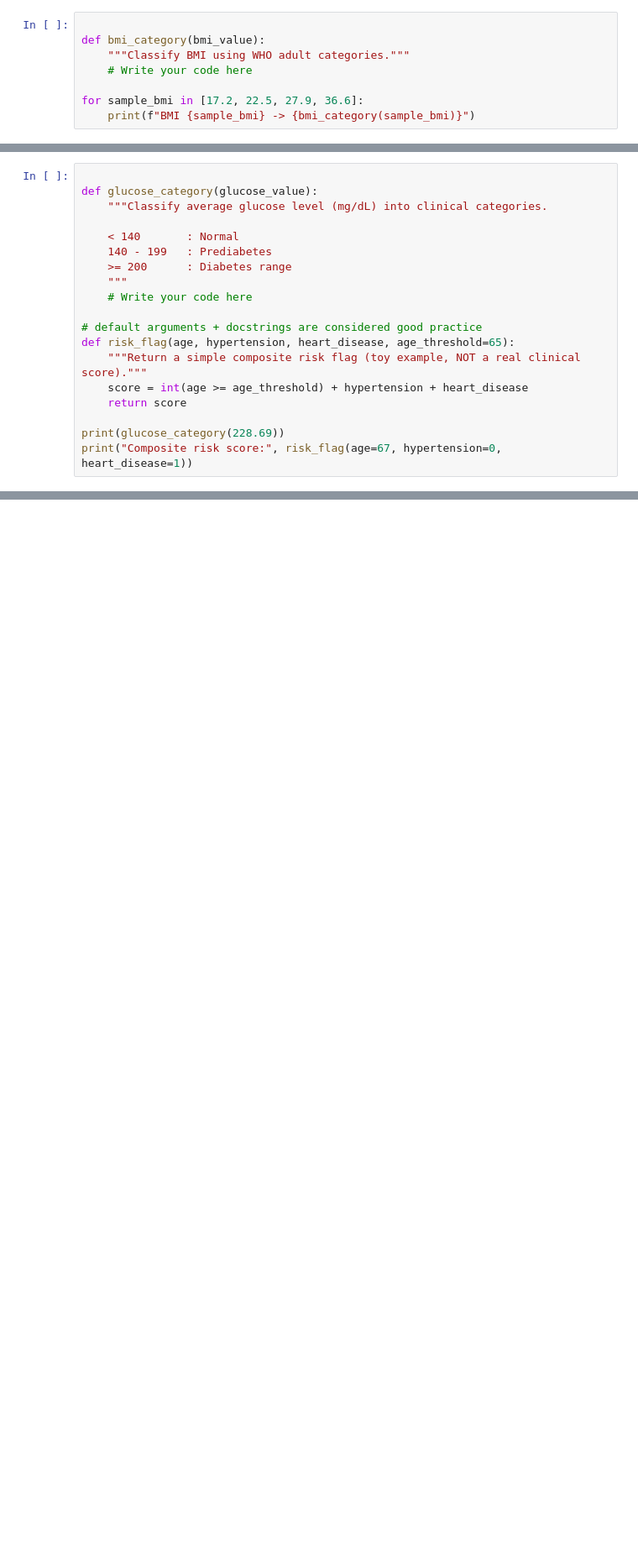
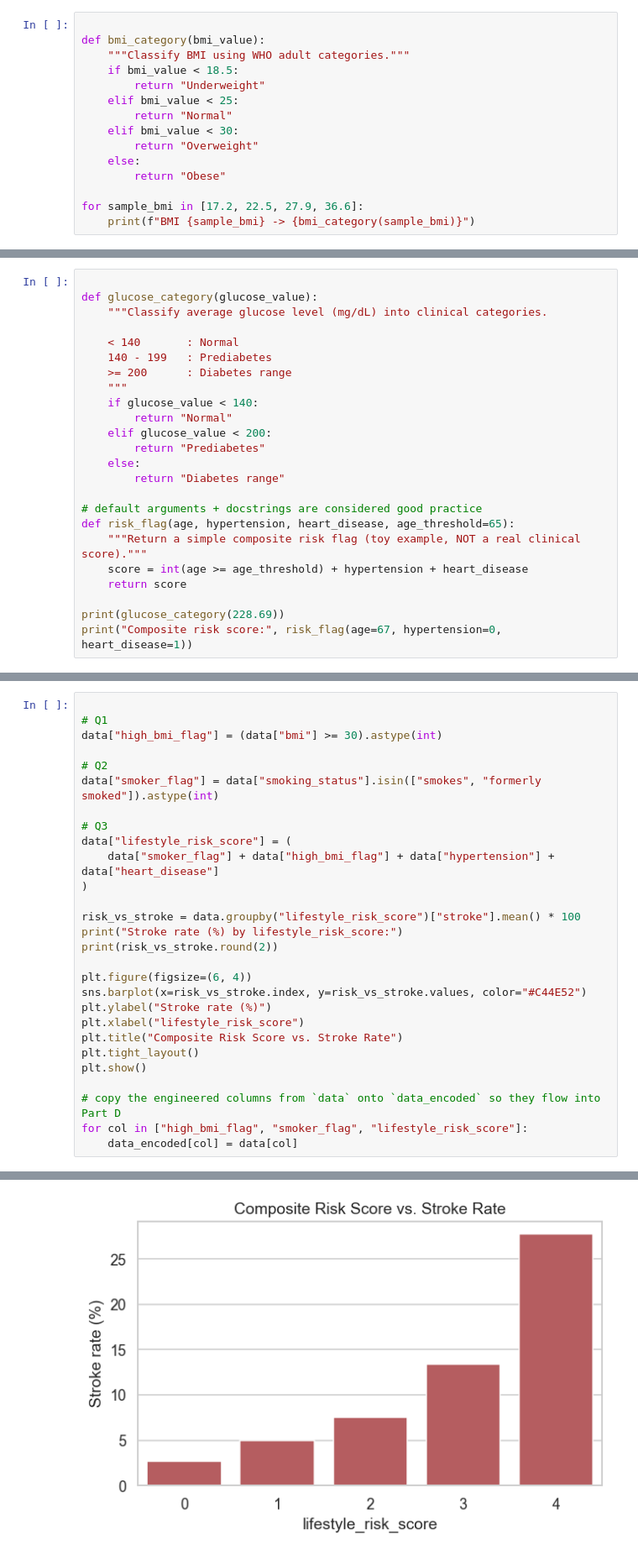
Before and after one commit to kaopanboonyuen/KKU_Biostat_ML_2026s2, a Jupyter notebook: code/Day1_KKU_Biostat_ML.ipynb, the cells around one changed output, grey strips where cells are left out. Shown at 84% size. Saved outputs shown, nothing was run; the diff lists cells and outputs as text; blank space fills up the shorter version.

```diff
--- a/code/Day1_KKU_Biostat_ML.ipynb
+++ b/code/Day1_KKU_Biostat_ML.ipynb
@@ -117,7 +128,14 @@ This is how we encode **clinical decision rules** directly in Python — for exa
 
 def bmi_category(bmi_value):
     """Classify BMI using WHO adult categories."""
-    # Write your code here
+    if bmi_value < 18.5:
+        return "Underweight"
+    elif bmi_value < 25:
+        return "Normal"
+    elif bmi_value < 30:
+        return "Overweight"
+    else:
+        return "Obese"
 
 for sample_bmi in [17.2, 22.5, 27.9, 36.6]:
     print(f"BMI {sample_bmi} -> {bmi_category(sample_bmi)}")
@@ -195,7 +230,12 @@ def glucose_category(glucose_value):
     140 - 199   : Prediabetes
     >= 200      : Diabetes range
     """
-    # Write your code here
+    if glucose_value < 140:
+        return "Normal"
+    elif glucose_value < 200:
+        return "Prediabetes"
+    else:
+        return "Diabetes range"
 
 # default arguments + docstrings are considered good practice
 def risk_flag(age, hypertension, heart_disease, age_threshold=65):
@@ -556,0 +753,29 @@ plt.show()
+# %%
+
+# Q1
+data["high_bmi_flag"] = (data["bmi"] >= 30).astype(int)
+
+# Q2
+data["smoker_flag"] = data["smoking_status"].isin(["smokes", "formerly smoked"]).astype(int)
+
+# Q3
+data["lifestyle_risk_score"] = (
+    data["smoker_flag"] + data["high_bmi_flag"] + data["hypertension"] + data["heart_disease"]
+)
+
+risk_vs_stroke = data.groupby("lifestyle_risk_score")["stroke"].mean() * 100
+print("Stroke rate (%) by lifestyle_risk_score:")
+print(risk_vs_stroke.round(2))
+
+plt.figure(figsize=(6, 4))
+sns.barplot(x=risk_vs_stroke.index, y=risk_vs_stroke.values, color="#C44E52")
+plt.ylabel("Stroke rate (%)")
+plt.xlabel("lifestyle_risk_score")
+plt.title("Composite Risk Score vs. Stroke Rate")
+plt.tight_layout()
+plt.show()
+
+# copy the engineered columns from `data` onto `data_encoded` so they flow into Part D
+for col in ["high_bmi_flag", "smoker_flag", "lifestyle_risk_score"]:
+    data_encoded[col] = data[col]
+# %% [output]
@@ -557,3 +790,4 @@ plt.show()
+[figure, added]
 # %% [markdown]
 
 ---
```
Also changed, not shown: parts of 38 cells of this notebook.
